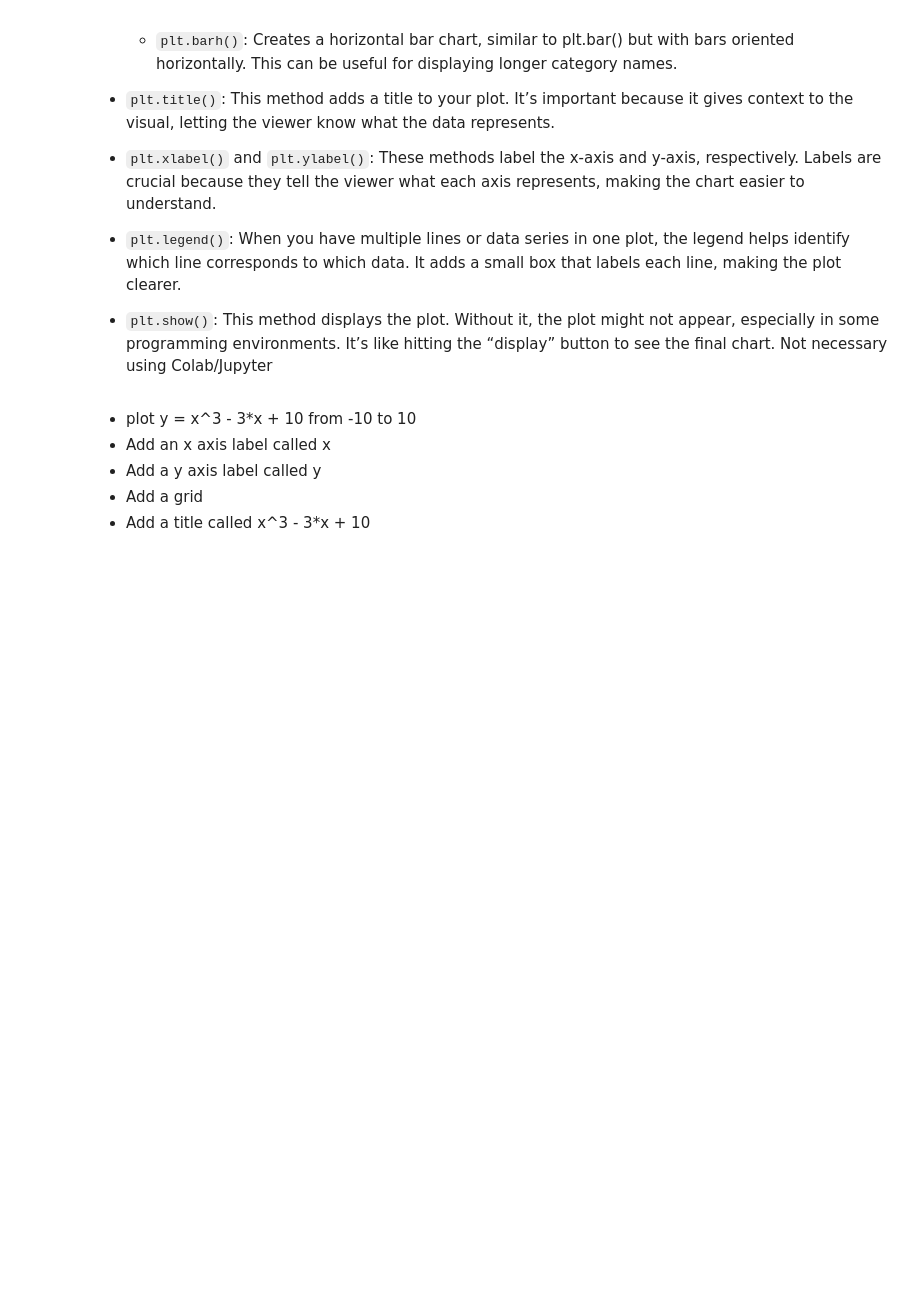
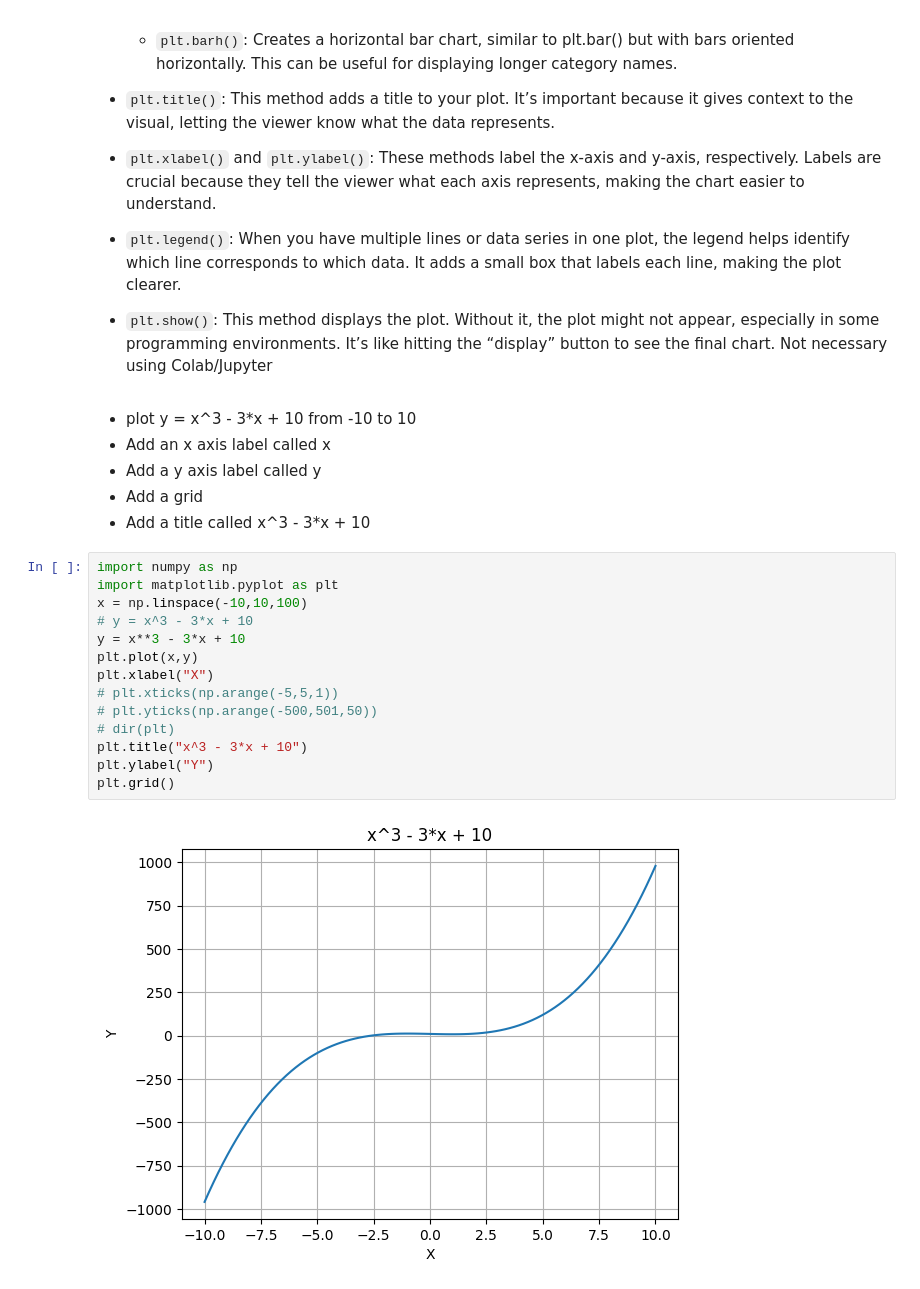
Before and after one commit to lekez2005/naijacoder-2025, a Jupyter notebook: day6.ipynb, the cells around one changed output. Drawn from its saved outputs; the diff is of its cells as text; blank space fills up the shorter version.

```diff
--- a/day6.ipynb
+++ b/day6.ipynb
@@ -177,3 +177,19 @@ To generate a plot, we write several lines of code, each line calling a **pyplot
 - Add a y axis label called y
 - Add a grid
 - Add a title called x^3 - 3*x + 10
+# %%
+import numpy as np
+import matplotlib.pyplot as plt
+x = np.linspace(-10,10,100)
+# y = x^3 - 3*x + 10
+y = x**3 - 3*x + 10
+plt.plot(x,y)
+plt.xlabel("X")
+# plt.xticks(np.arange(-5,5,1))
+# plt.yticks(np.arange(-500,501,50))
+# dir(plt)
+plt.title("x^3 - 3*x + 10")
+plt.ylabel("Y")
+plt.grid()
+# %% [output]
+[figure, added]
```
Also changed, not shown: parts of 6 cells of this notebook.
